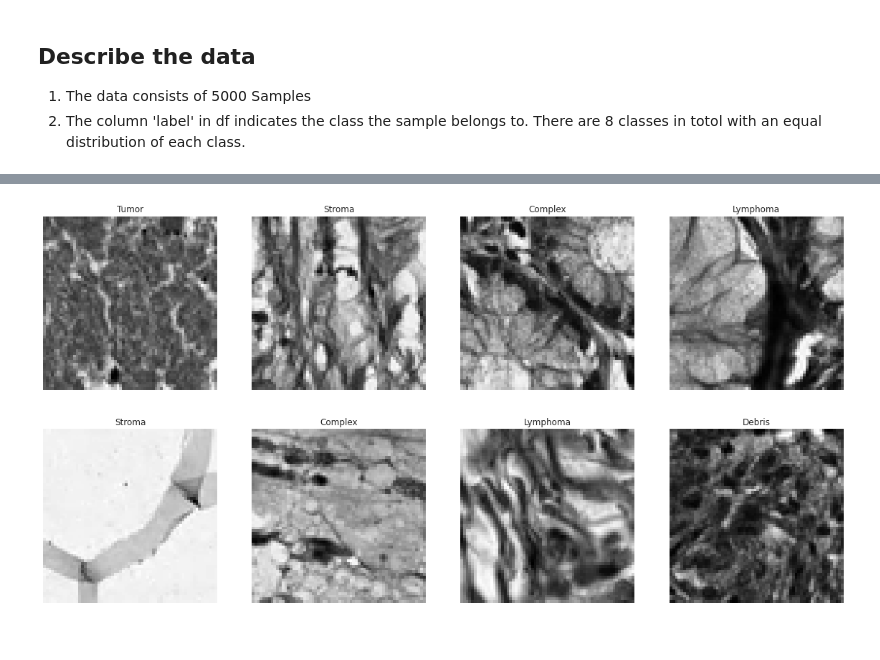
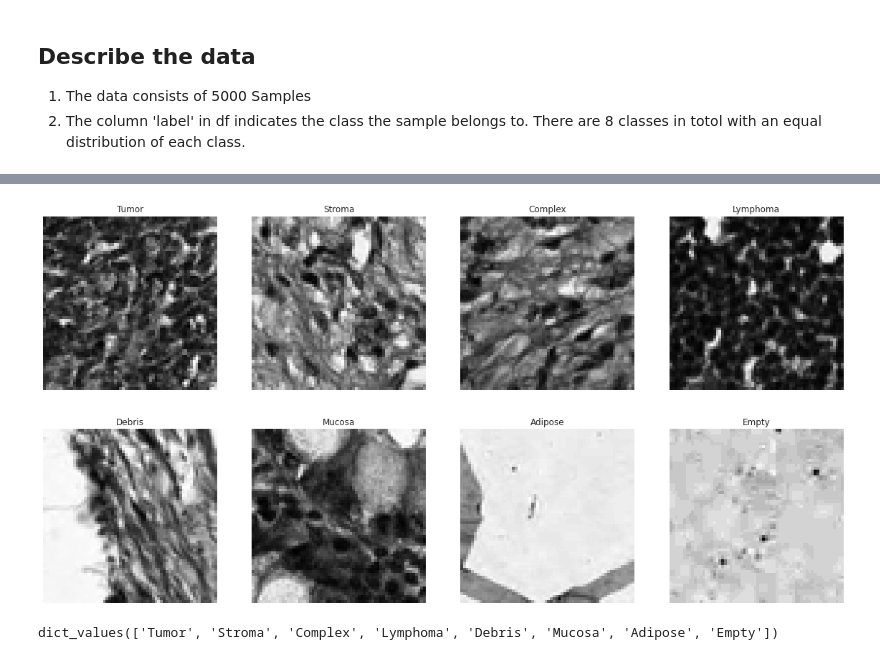
Before and after one commit to sharyar/CLFModelComparison, a Jupyter notebook: 02_Data_Preprocessing/explore_data.ipynb, the cells around one changed output, grey strips where cells are left out. Drawn from its saved outputs; the diff is of its cells as text; code cells hidden in the pictures.

```diff
--- a/02_Data_Preprocessing/explore_data.ipynb
+++ b/02_Data_Preprocessing/explore_data.ipynb
@@ -69,0 +65,4 @@ img_list = [np.reshape(df.loc[x, df.columns != 'label'].values, (64,64)) for x i
+# %%
+img_list_grouped_df = df.groupby('label').sample(n=1, random_state=42)
+# %%
+img_list_grouped = np.reshape(img_list_grouped_df.loc[:, img_list_grouped_df.columns != 'label'].values, (8,64,64))
@@ -70,16 +82,19 @@ img_list = [np.reshape(df.loc[x, df.columns != 'label'].values, (64,64)) for x i
 # %%
-# Show some of the images we have sampled:
 fig, axes = plt.subplots(ncols=4, nrows=2, figsize=(20,10))
 
 counter = 0
 for m in range(2):
     for n in range(4):
 
-        axes[m, n].imshow(img_list[counter], cmap='gray')
-        axes[m, n].set_title(dict_class_names[m+n+1])
+        axes[m, n].imshow(img_list_grouped[counter], cmap='gray')
+        axes[m, n].set_title(dict_class_names[counter+1])
         axes[m, n].grid(False)
         axes[m, n].axis(False)
 
         counter += 1
 # %% [output]
-[figure, old version]
+[figure, new version]
+# %%
+dict_class_names.values()
+# %% [output]
+dict_values(['Tumor', 'Stroma', 'Complex', 'Lymphoma', 'Debris', 'Mucosa', 'Adipose', 'Empty'])
```
Also changed, not shown: parts of 2 cells of this notebook, 3 other files.
